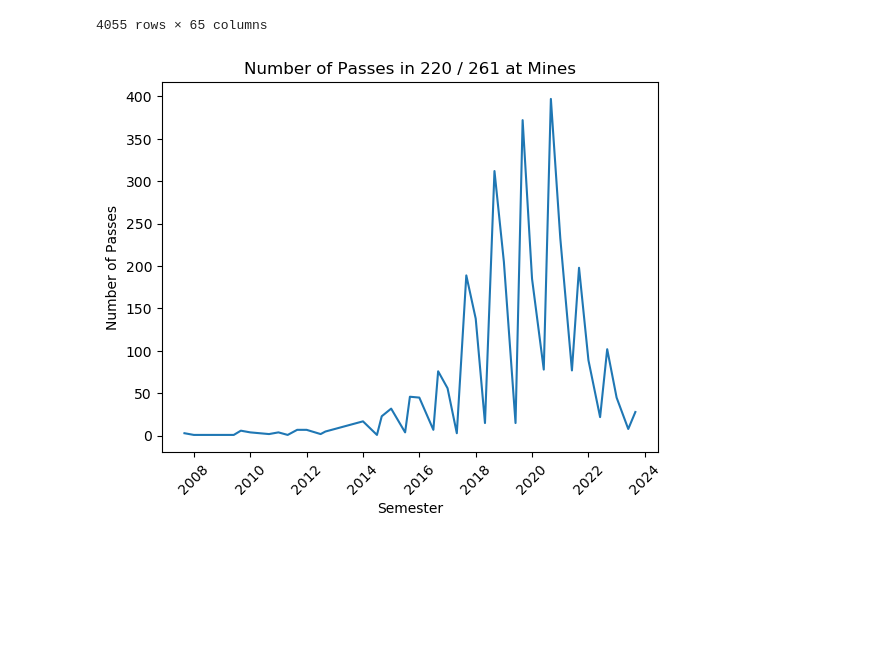
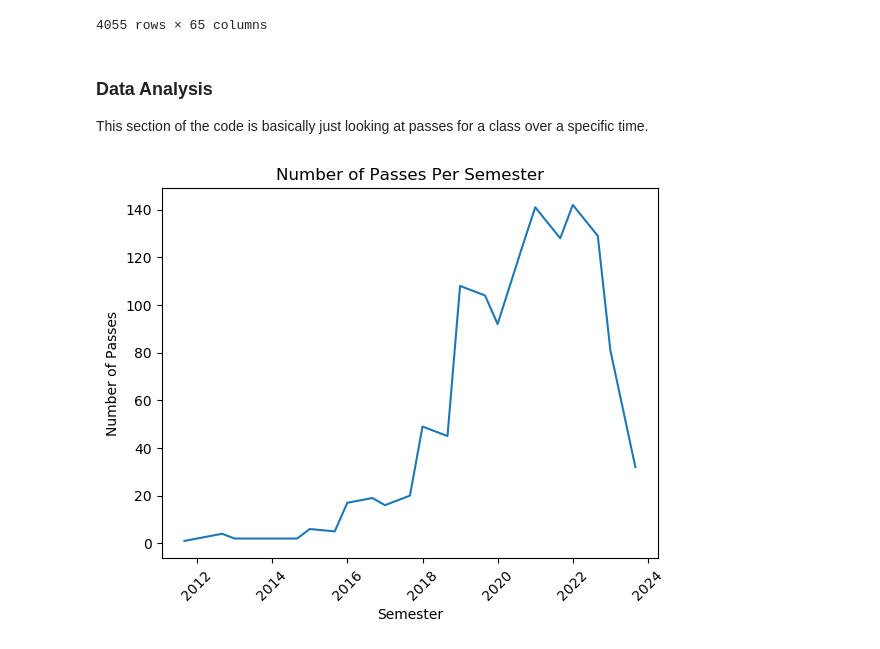
Before and after one commit to MehmetOzaslan/Network-Science-Project, a Jupyter notebook: data-exploration_csci220.ipynb, the cells around one changed output. Drawn from its saved outputs; the diff is of its cells as text; code cells hidden in the pictures; blank space fills up the shorter version.

Commit message:
Better documentation for data exploration notebook

```diff
--- a/data-exploration_csci220.ipynb
+++ b/data-exploration_csci220.ipynb
@@ -55,26 +55,29 @@ passes_per_semester = df.iloc[:, 3:len(df.columns)].notna().sum(axis=1)
+# %% [markdown]
+### Data Analysis
+
+This section of the code is basically just looking at passes for a class over a specific time.
 # %%
-import pandas as pd
-# Aggregate and count passes by semester
-# pass_counts_per_semester = df.groupby(('CSCI220_Pass_Sem')).size()
-
+#If multiple classes are in the same category
 combined_passes = pd.concat([
-    df['CSCI220_Pass_Sem'].dropna(),
-    df['CSCI220_Tran_Sem'].dropna(),
-    df['CSCI261_Pass_C_Sem'].dropna(),
-    df['CSCI261_Tran_Sem'].dropna()
+    df['CSCI358_Pass_Sem'].dropna(),
+    # df['CSCI220_Tran_Sem'].dropna(),
+    # df['CSCI261_Pass_C_Sem'].dropna(),
+    # df['CSCI261_Tran_Sem'].dropna()
 ])
 
+#Drop summer sessions.
+combined_passes=combined_passes[~combined_passes.dt.month.isin([5, 6, 7])]
 
 combined_passes = combined_passes.value_counts().sort_index()
 # %%
 import matplotlib.pyplot as plt
 
 # Plotting
 plt.plot(combined_passes)
-plt.title('Number of Passes in 220 / 261 at Mines')
+plt.title('Number of Passes Per Semester')
 plt.xlabel('Semester')
 plt.ylabel('Number of Passes')
 plt.xticks(rotation=45)
 plt.show()
 # %% [output]
-[figure, old version]
+[figure, new version]
```
Also changed, not shown: parts of 2 cells of this notebook.
